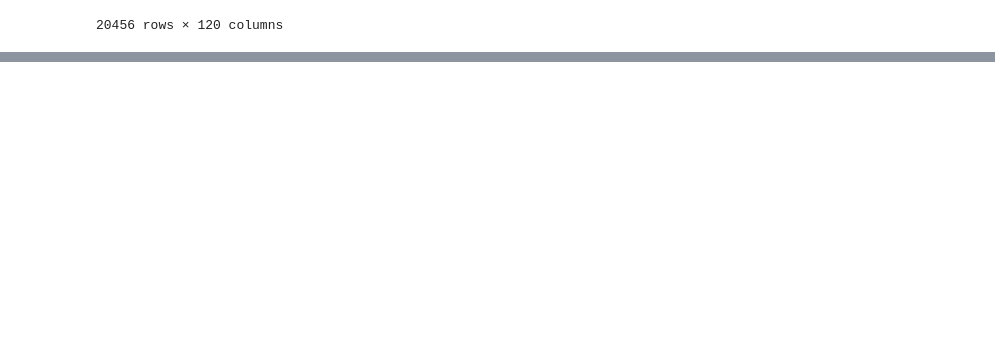
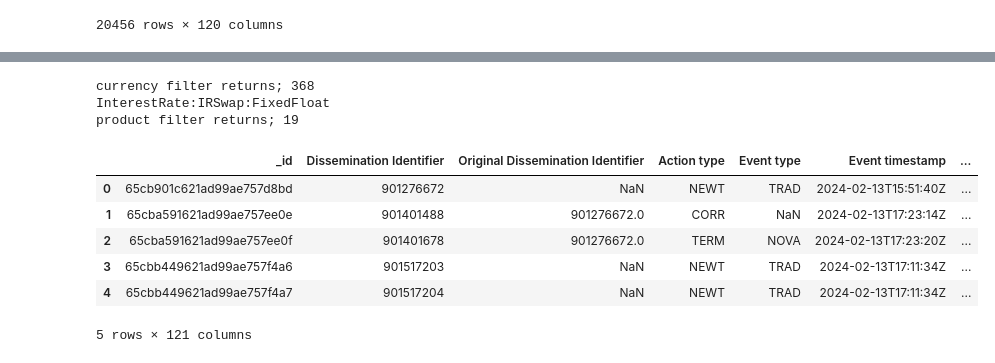
Before and after one commit to Mehedi24434/sdrpy, a Jupyter notebook: test.ipynb, the cells around one changed output, grey strips where cells are left out. Saved outputs shown, nothing was run; the diff lists cells and outputs as text; code cells hidden in the pictures; blank space fills up the shorter version.

```diff
--- a/test.ipynb
+++ b/test.ipynb
@@ -39,0 +59,14 @@ df1
+# %%
+df1 = get_trades(df, maturity="m<3, m>8", product="irswap", product_type="FixedFloat", currencies=["CAD"])  # For multiple currencies
+df1
+# %% [output]
+currency filter returns; 368
+InterestRate:IRSwap:FixedFloat
+product filter returns; 19
+|  | _id | Dissemination Identifier | Original Dissemination Identifier | Action type | Event type | Event timestamp | ... |
+| 0 | 65cb901c621ad99ae757d8bd | 901276672 | NaN | NEWT | TRAD | 2024-02-13T15:51:40Z | ... |
+| 1 | 65cba591621ad99ae757ee0e | 901401488 | 901276672.0 | CORR | NaN | 2024-02-13T17:23:14Z | ... |
+| 2 | 65cba591621ad99ae757ee0f | 901401678 | 901276672.0 | TERM | NOVA | 2024-02-13T17:23:20Z | ... |
+| 3 | 65cbb449621ad99ae757f4a6 | 901517203 | NaN | NEWT | TRAD | 2024-02-13T17:11:34Z | ... |
+| 4 | 65cbb449621ad99ae757f4a7 | 901517204 | NaN | NEWT | TRAD | 2024-02-13T17:11:34Z | ... |
+5 rows × 121 columns
```
Also changed, not shown: parts of 2 cells of this notebook, 4 other files.
